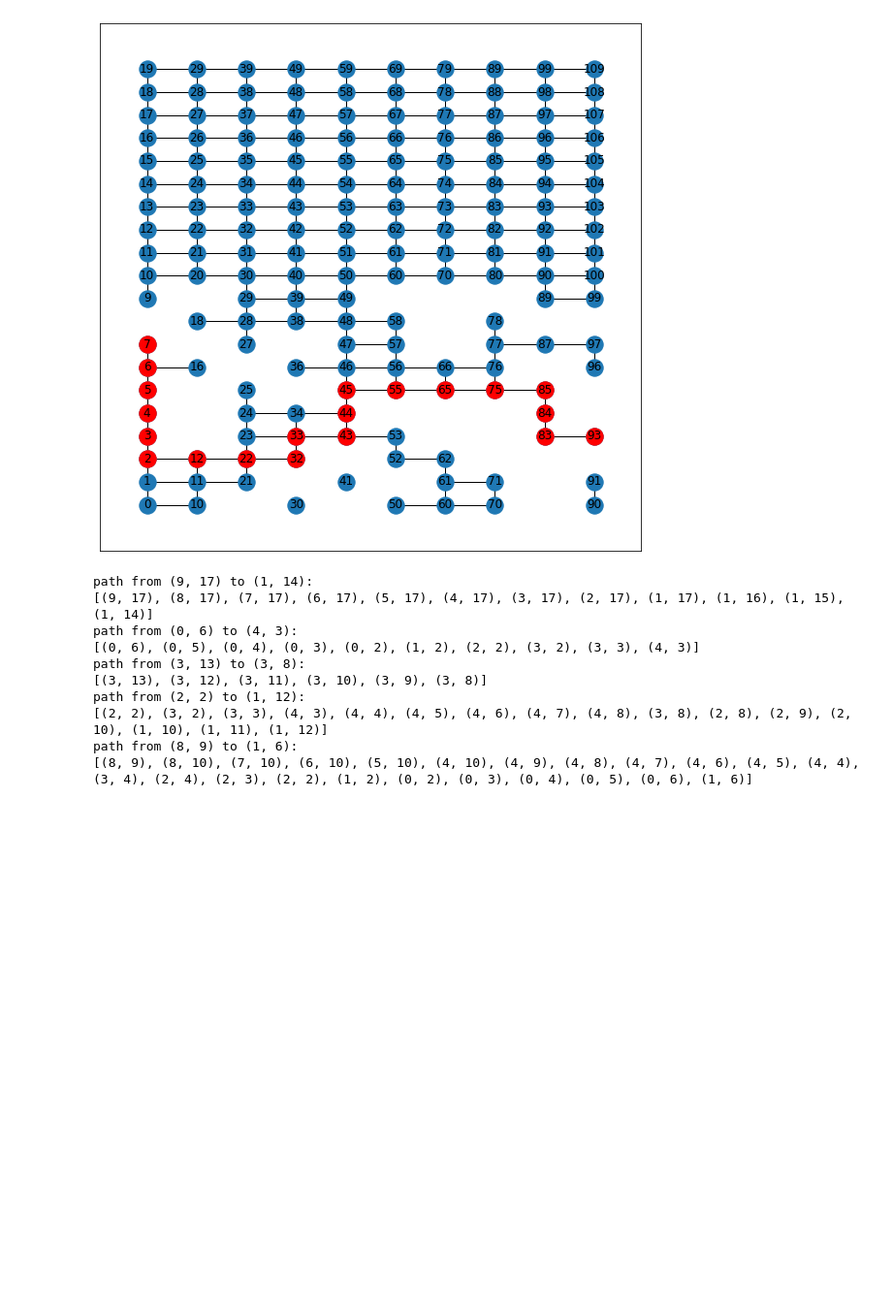
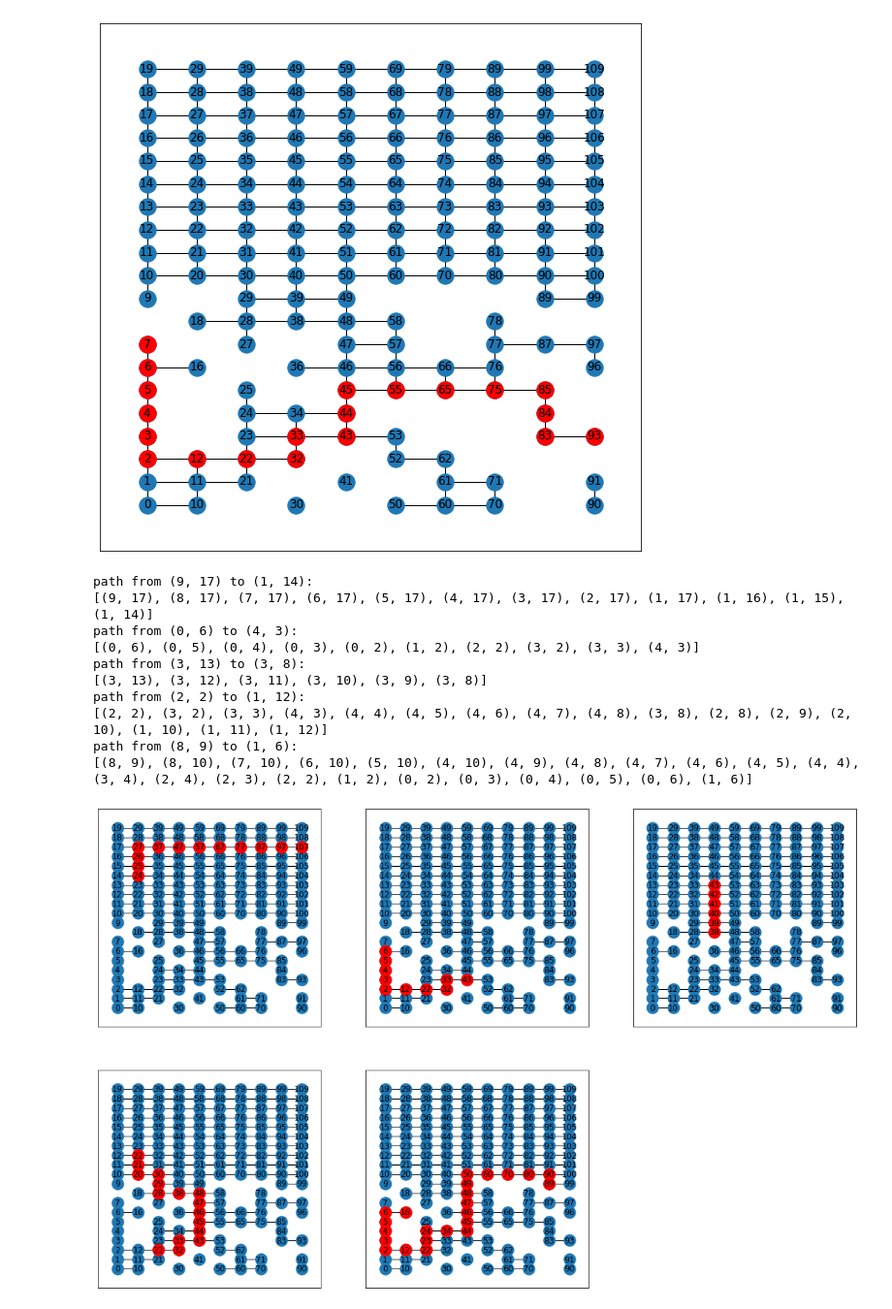
Before and after one commit to morkovka1337/algorithms_itmo, a Jupyter notebook: task6.ipynb, the cells around one changed output. Shown: that part at 97% size. Drawn from its saved outputs; the diff is of its cells as text; code cells hidden in the pictures; blank space fills up the shorter version.

```diff
--- a/task6.ipynb
+++ b/task6.ipynb
@@ -66,28 +66,29 @@ nx.draw_networkx_nodes(G, pos, nodelist=path, node_color='r')
 # %%
 random.seed(42)
 n_experiments = 5
 
 fig = plt.figure(figsize=(20, 20))
 
 for i in range(n_experiments):
     subplot = 331 + i
-    start_node = choice(list(G.nodes()))
-    end_node = choice(list(G.nodes()))
+    start_node = random.choice(list(G.nodes()))
+    end_node = random.choice(list(G.nodes()))
     print(f'path from {start_node} to {end_node}:')
     path = nx.algorithms.shortest_paths.astar.astar_path(
         G, start_node, end_node)
     ax = fig.add_subplot(subplot)
     nx.draw_networkx(G, pos=pos, labels=labels)
     nx.draw_networkx_nodes(G, pos, nodelist=path, node_color='r')
     print(path)
 # %% [output]
 path from (9, 17) to (1, 14):
 [(9, 17), (8, 17), (7, 17), (6, 17), (5, 17), (4, 17), (3, 17), (2, 17), (1, 17), (1, 16), (1, 15), (1, 14)]
 path from (0, 6) to (4, 3):
 [(0, 6), (0, 5), (0, 4), (0, 3), (0, 2), (1, 2), (2, 2), (3, 2), (3, 3), (4, 3)]
 path from (3, 13) to (3, 8):
 [(3, 13), (3, 12), (3, 11), (3, 10), (3, 9), (3, 8)]
 path from (2, 2) to (1, 12):
 [(2, 2), (3, 2), (3, 3), (4, 3), (4, 4), (4, 5), (4, 6), (4, 7), (4, 8), (3, 8), (2, 8), (2, 9), (2, 10), (1, 10), (1, 11), (1, 12)]
 path from (8, 9) to (1, 6):
 [(8, 9), (8, 10), (7, 10), (6, 10), (5, 10), (4, 10), (4, 9), (4, 8), (4, 7), (4, 6), (4, 5), (4, 4), (3, 4), (2, 4), (2, 3), (2, 2), (1, 2), (0, 2), (0, 3), (0, 4), (0, 5), (0, 6), (1, 6)]
+[figure, added]
```
Also changed, not shown: parts of 2 cells of this notebook.
